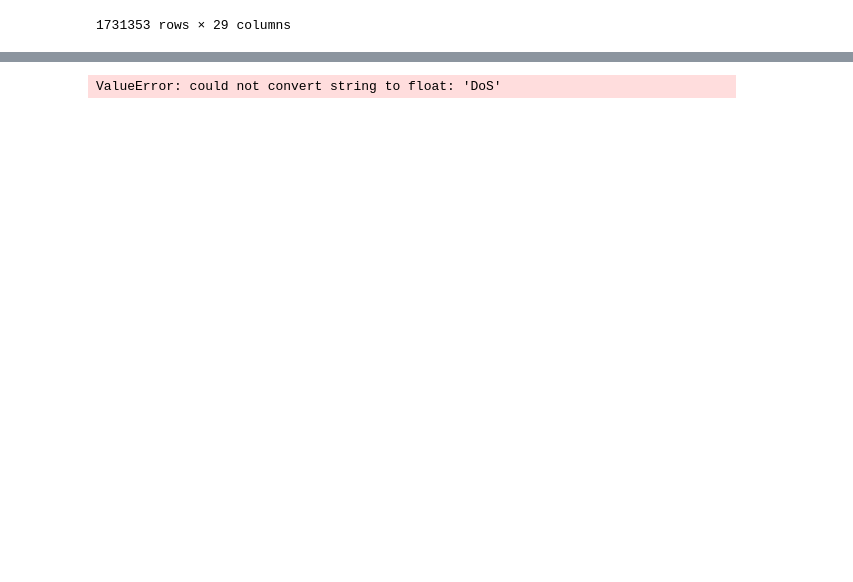
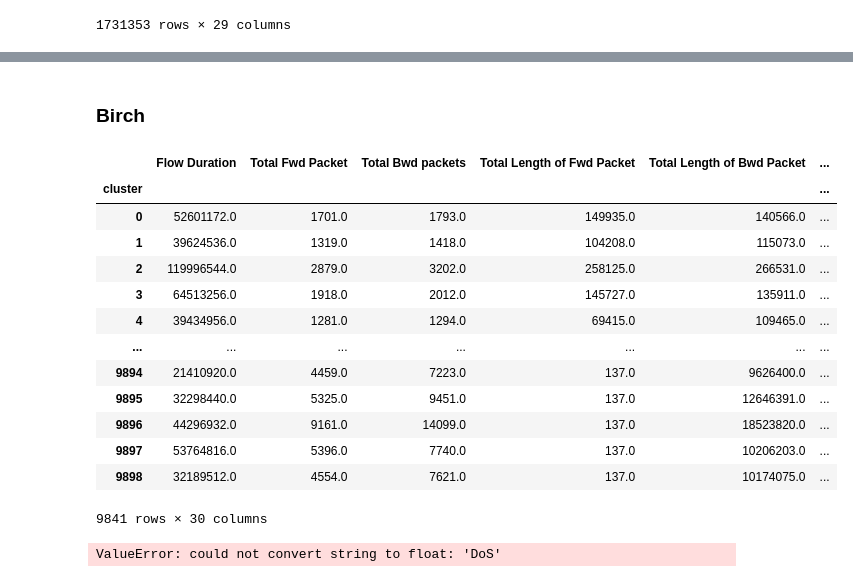
Before and after one commit to tsamo13/Data-Mining-Project, a Jupyter notebook: main.ipynb, the cells around one changed output, grey strips where cells are left out. Drawn from its saved outputs; the diff is of its cells as text; code cells hidden in the pictures; blank space fills up the shorter version.

Commit message:
birch

```diff
--- a/main.ipynb
+++ b/main.ipynb
@@ -497,3 +437,23 @@ df10
+# %% [markdown]
+### Birch
+# %%
+df_birch = pd.read_parquet("data/birch_representatives.parquet")
+df_birch
+# %% [output]
+|  | Flow Duration | Total Fwd Packet | Total Bwd packets | Total Length of Fwd Packet | Total Length of Bwd Packet | ... |
+| cluster |  |  |  |  |  | ... |
+| 0 | 52601172.0 | 1701.0 | 1793.0 | 149935.0 | 140566.0 | ... |
+| 1 | 39624536.0 | 1319.0 | 1418.0 | 104208.0 | 115073.0 | ... |
+| 2 | 119996544.0 | 2879.0 | 3202.0 | 258125.0 | 266531.0 | ... |
+| 3 | 64513256.0 | 1918.0 | 2012.0 | 145727.0 | 135911.0 | ... |
+| 4 | 39434956.0 | 1281.0 | 1294.0 | 69415.0 | 109465.0 | ... |
+| ... | ... | ... | ... | ... | ... | ... |
+| 9894 | 21410920.0 | 4459.0 | 7223.0 | 137.0 | 9626400.0 | ... |
+| 9895 | 32298440.0 | 5325.0 | 9451.0 | 137.0 | 12646391.0 | ... |
+| 9896 | 44296932.0 | 9161.0 | 14099.0 | 137.0 | 18523820.0 | ... |
+| 9897 | 53764816.0 | 5396.0 | 7740.0 | 137.0 | 10206203.0 | ... |
+| 9898 | 32189512.0 | 4554.0 | 7621.0 | 137.0 | 10174075.0 | ... |
+9841 rows × 30 columns
 # %%
 import seaborn as sns
 sns.set()
```
Also changed, not shown: parts of 8 cells of this notebook, 2 other files.
